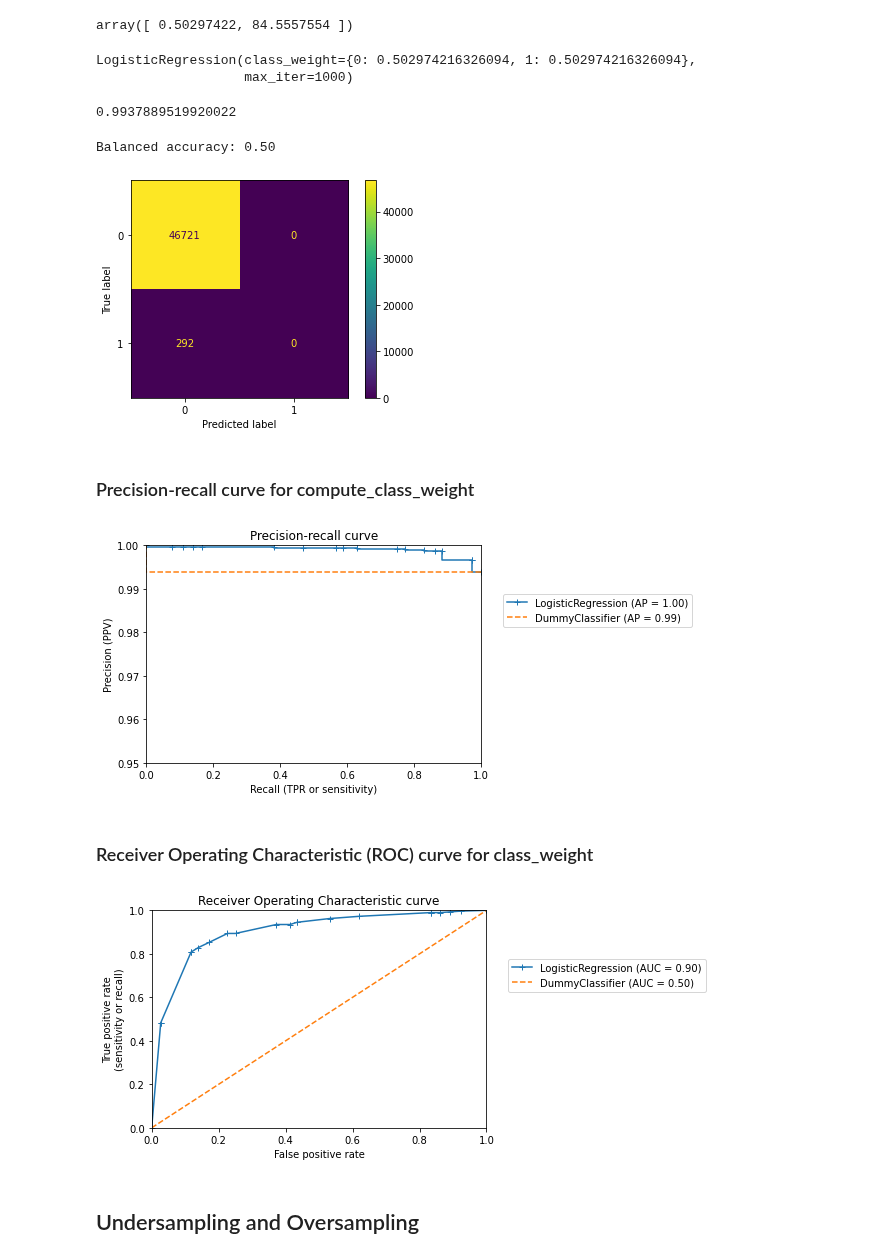
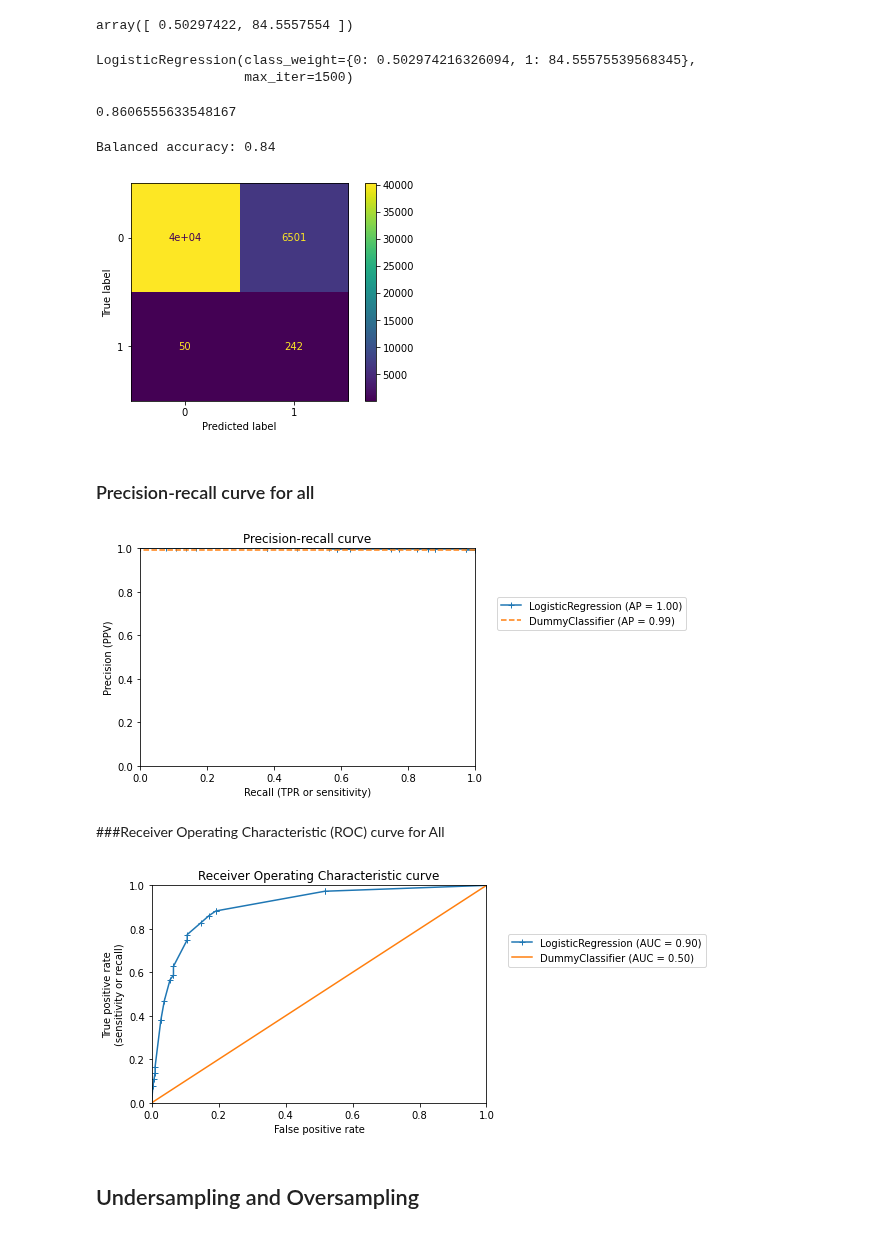
Before and after one commit to Alvaroguijarro97/ML_Group_Project, a Jupyter notebook: Dataframes_combined.ipynb, the cells around one changed output. Drawn from its saved outputs; the diff is of its cells as text; code cells hidden in the pictures.

Commit message:
changed weights and graphs

```diff
--- a/Dataframes_combined.ipynb
+++ b/Dataframes_combined.ipynb
@@ -494,6 +494,6 @@ Accuracy of the dummy classifier: 0.994
 # create a first modeL: Logistic Regression Model
 from sklearn.linear_model import LogisticRegression
 
-classifier = LogisticRegression(max_iter= 1000, class_weight={0:1,1:200})
-classifier.fit(X_train, y_train)
+classifier_no_weights = LogisticRegression(max_iter= 1000)
+classifier_no_weights.fit(X_train, y_train)
 # %% [output]
@@ -592,16 +535,16 @@ class_weights
 array([ 0.50297422, 84.5557554 ])
 # %%
 # computing Logistic Regression Model
-classifier_class_weights = LogisticRegression(max_iter= 1000, class_weight={0:class_weights[0],1:class_weights[0]})
+classifier_class_weights = LogisticRegression(max_iter= 1500, class_weight={0:class_weights[0],1:class_weights[1]})
 classifier_class_weights.fit(X_train, y_train)
 # %% [output]
-LogisticRegression(class_weight={0: 0.502974216326094, 1: 0.502974216326094},
-                   max_iter=1000)
+LogisticRegression(class_weight={0: 0.502974216326094, 1: 84.55575539568345},
+                   max_iter=1500)
 # %%
 # LogisticRegression .score in order to compute the accuracy score.
 classifier_class_weights.score(X_test, y_test)
 # %% [output]
-0.9937889519920022
+0.8606555633548167
 # %%
 # Using 'balanced accuracy' metric  which in binary and multiclass classification problems is used to deal with imbalanced datasets.
 # It is defined as the average of recall obtained on each class.
@@ -613,59 +556,46 @@ target_predicted = classifier_class_weights.predict(X_test)
 balanced_accuracy = balanced_accuracy_score(y_test, target_predicted)
 print(f"Balanced accuracy: {balanced_accuracy:.2f}")
 # %% [output]
-Balanced accuracy: 0.50
+Balanced accuracy: 0.84
 # %%
 # Confusion Matrix
 from sklearn.metrics import ConfusionMatrixDisplay
 
 _ = ConfusionMatrixDisplay.from_estimator(classifier_class_weights, X_test, y_test)
 # %% [output]
-[figure, old version]
+[figure, new version]
 # %% [markdown]
-### Precision-recall curve for compute_class_weight
+### Precision-recall curve for all
 # %%
-# Define threshold (by default 0.50 in a binary classification problem), and recalculate statistics
-# Precision-recall curve:
+# Precision-recall Curve
 from sklearn.metrics import PrecisionRecallDisplay
 
 disp = PrecisionRecallDisplay.from_estimator(
     classifier_class_weights, X_test, y_test, pos_label= 0,
-    marker="+"
-)
+    marker="+")
 disp = PrecisionRecallDisplay.from_estimator(
     dummy_classifier, X_test, y_test, pos_label= 0,
     color="tab:orange", linestyle="--", ax=disp.ax_)
 plt.xlabel("Recall (TPR or sensitivity)")
 plt.ylabel("Precision (PPV)")
 plt.xlim(0, 1)
-plt.ylim(0.95, 1)
+plt.ylim(0, 1)
 plt.legend(bbox_to_anchor=(1.05, 0.8), loc="upper left")
 _ = disp.ax_.set_title("Precision-recall curve")
-
-# Each blue cross = probability value used as a decision threshold
-# Varying decision threshold, getting different precision vs. recall values
-# A perfect classifier would have a precision of 1 for all recall values
-# Average precision (AP) is the area under the curve (Ideal classifier: AP = 1)
-# AP of DummyClassifier coincides with the proportion of number of the positive class in the sample ("prevalence of the positive class")
 # %% [output]
-[figure, old version]
+[figure, new version]
 # %% [markdown]
-### Receiver Operating Characteristic (ROC) curve for class_weight
+###Receiver Operating Characteristic (ROC) curve for All
 # %%
-# precision and recall metric focuses on the positive class
-# also relevant: Compromise between accurately discriminating the positive class and accurately discriminating the negative classes
-# statistics used for this are recall (or sensitivity) and specificity
-# Sensitivity and specificity generally plotted as a curve called the Receiver Operating Characteristic (ROC) curve (Similar to precision-recall curve above)
-
-# Receiver Operating Characteristic (ROC) curve:
+# Receiver Operating Characteristic (ROC) Curve
 from sklearn.metrics import RocCurveDisplay
 
 disp = RocCurveDisplay.from_estimator(
-    classifier_class_weights, X_test, y_test, pos_label= 1,
+    classifier_class_weights, X_test, y_test, pos_label= 0,
     marker="+")
 disp = RocCurveDisplay.from_estimator(
-    dummy_classifier, X_test, y_test, pos_label= 1,
-    color="tab:orange", linestyle="--", ax=disp.ax_)
+    dummy_classifier, X_test, y_test, pos_label= 0,
+    color="tab:orange", ax=disp.ax_)
 plt.xlabel("False positive rate")
 plt.ylabel("True positive rate\n(sensitivity or recall)")
 plt.xlim(0, 1)
@@ -677,7 +607,7 @@ _ = disp.ax_.set_title("Receiver Operating Characteristic curve")
 # Area under the ROC (ROC-AUC) to characterize the generalization performance of our classifier (similar to precision-recall curve above)
 # lower bound of the ROC-AUC is 0.5 (generalization performance of dummy classifier)
 # %% [output]
-[figure, old version]
+[figure, new version]
 # %% [markdown]
 ## Undersampling and Oversampling
 # %%
```
Also changed, not shown: parts of 8 cells of this notebook.
